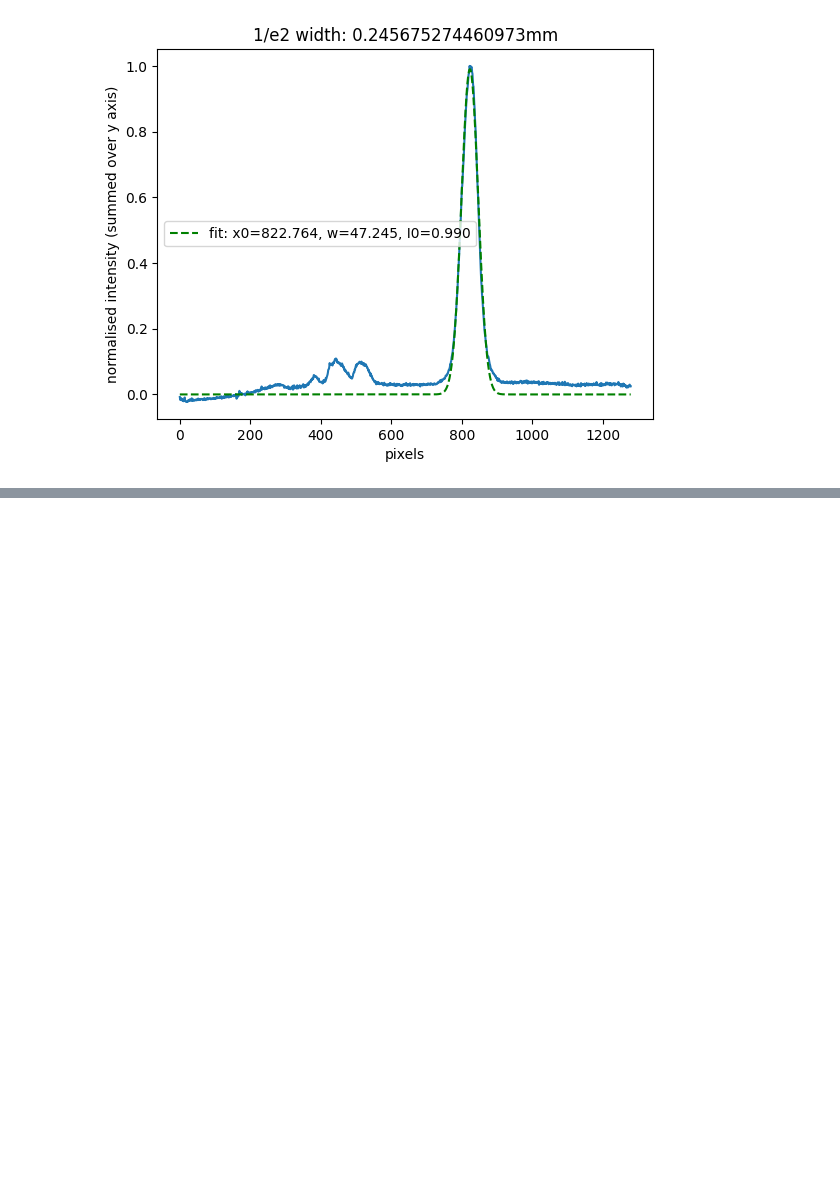
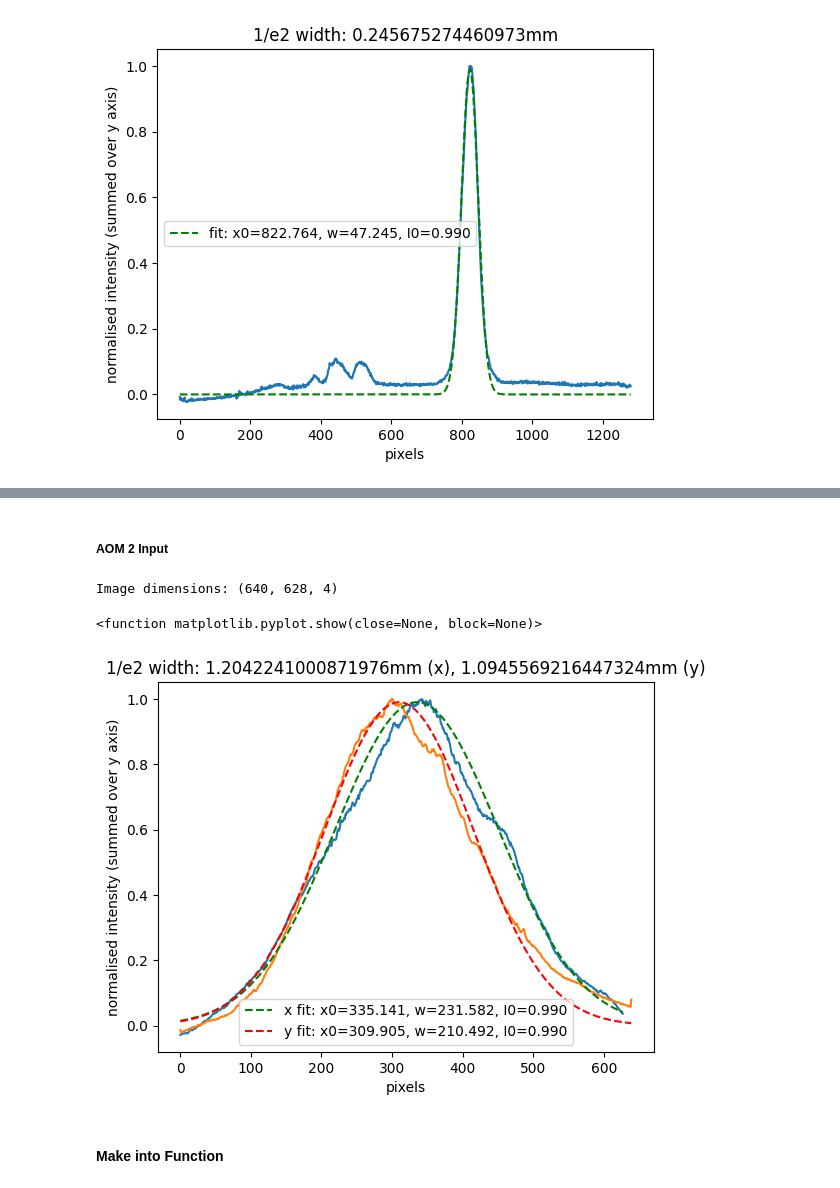
Before and after one commit to holly-faith/UCL2024, a Jupyter notebook: BeamProfilewithCamera.ipynb, the cells around one changed output, grey strips where cells are left out. Cells and saved outputs as stored; diff of their text form; code cells hidden in the pictures; blank space fills up the shorter version.

```diff
--- a/BeamProfilewithCamera.ipynb
+++ b/BeamProfilewithCamera.ipynb
@@ -47,0 +153,54 @@ plt.show
+# %% [markdown]
+##### AOM 2 Input
+# %%
+import matplotlib.image as mpimg
+import numpy as np
+import matplotlib.pyplot as plt
+from scipy.optimize import curve_fit
+
+img = mpimg.imread(r"Z:\Beam Profiles with Camera\09-09 Divergence Measurements\f2nd AOM input 09-09_0.png")
+
+print('Image dimensions:', img.shape)
+
+
+intensity_x = img[:,:,2].sum(axis=0)
+pixel_x = np.arange(intensity_x.shape[0])
+noise_x = np.average(intensity_x[0:50])
+intensity_x = intensity_x-noise_x
+intensity_x = intensity_x/np.max(intensity_x)
+
+plt.plot(pixel_x,intensity_x)
+
+intensity_y = img[:,:,2].sum(axis=1)
+pixel_y = np.arange(intensity_y.shape[0])
+noise_y = np.average(intensity_y[0:50])
+intensity_y = intensity_y-noise_y
+intensity_y = intensity_y/np.max(intensity_y)
+
+plt.plot(pixel_y,intensity_y)
+
+def Gaussian(x,x0,w,I0):
+    return I0*np.exp( -2*((x-x0)**2)/(w**2) )
+
+popt_x, pcov_x = curve_fit(Gaussian, pixel_x, intensity_x, bounds=([np.argmax(intensity_x)-75,0,0.99],[np.argmax(intensity_x)+75,np.max(pixel_x),1.1]))
+popt_y, pcov_y = curve_fit(Gaussian, pixel_y, intensity_y, bounds=([np.argmax(intensity_y)-75,0,0.99],[np.argmax(intensity_y)+75,np.max(pixel_y),1.1]))
+
+plt.plot(pixel_x, Gaussian(pixel_x, *popt_x), 'g--',
+         label='x fit: x0=%5.3f, w=%5.3f, I0=%5.3f' % tuple(popt_x))
+plt.plot(pixel_y, Gaussian(pixel_y, *popt_y), 'r--',
+         label='y fit: x0=%5.3f, w=%5.3f, I0=%5.3f' % tuple(popt_y))
+plt.legend()
+plt.xlabel('pixels')
+plt.ylabel('normalised intensity (summed over y axis)')
+pixel_length = 5.2e-3 # mm
+pixel_length = 5.2e-3 # mm
+w_e2_x = pixel_length*popt_x[1]
+w_e2_y = pixel_length*popt_y[1]
+plt.title('1/e2 width: {}mm (x), {}mm (y)'.format(w_e2_x, w_e2_y))
+plt.show
+# %% [output]
+Image dimensions: (640, 628, 4)
+<function matplotlib.pyplot.show(close=None, block=None)>
+[figure, added]
+# %% [markdown]
+#### Make into Function
```
Also changed, not shown: parts of 9 cells of this notebook, 3 other files.
